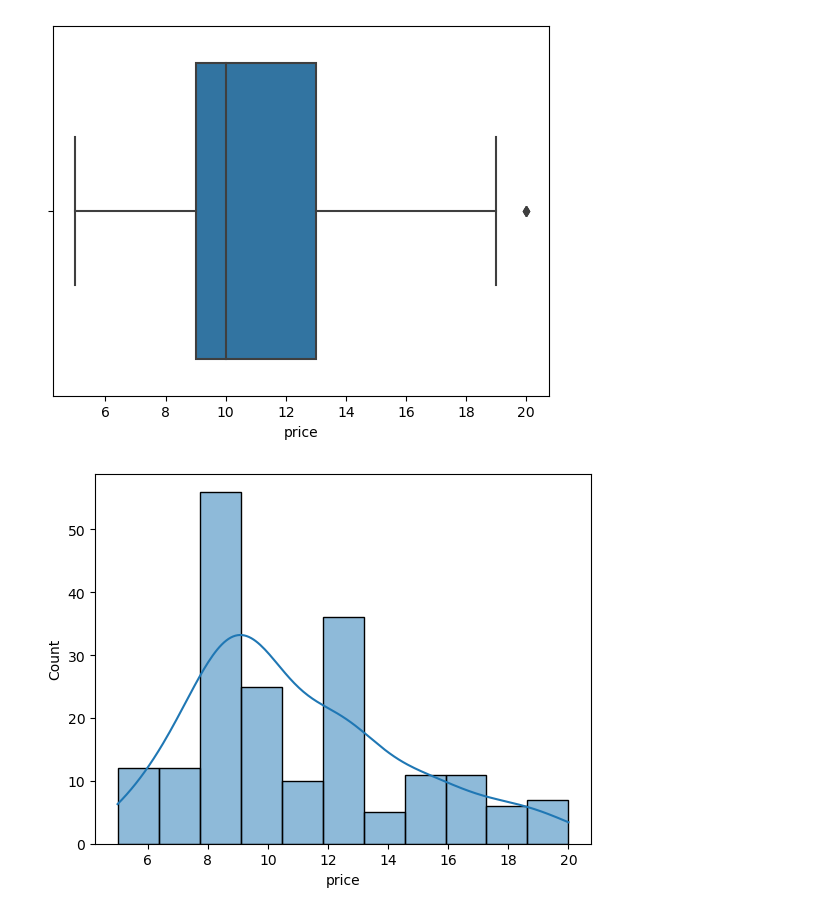
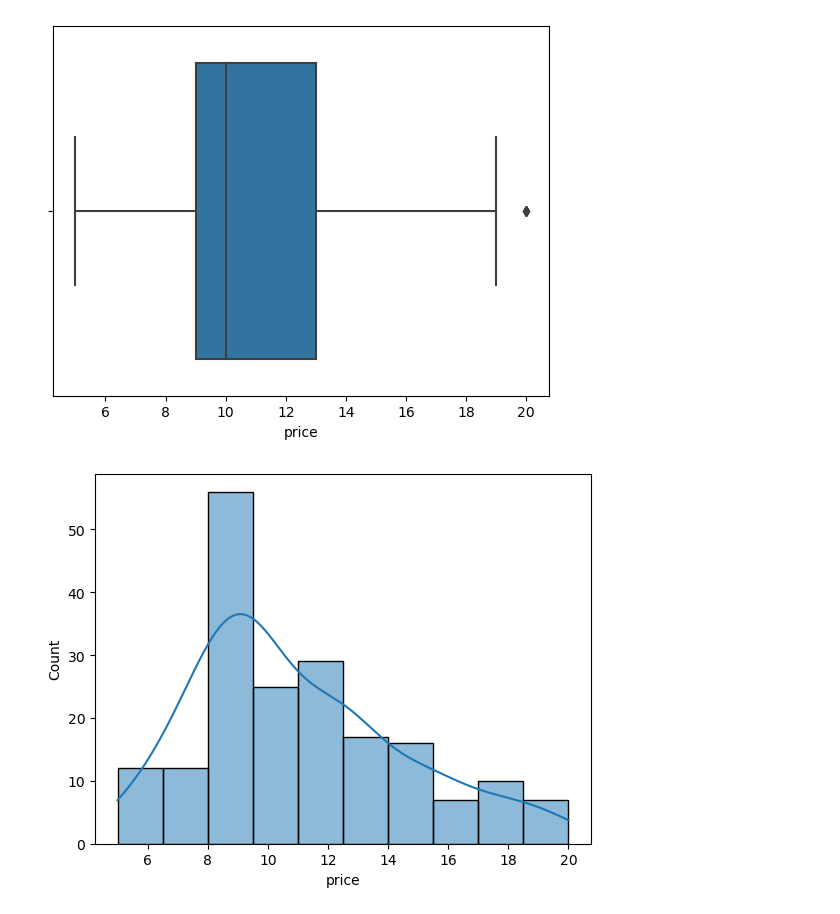
Before and after one commit to MaxLopezSalgado/wine_quality, a Jupyter notebook: wine_price_predictor.ipynb, the cells around one changed output. Cells and saved outputs as stored; diff of their text form; code cells hidden in the pictures.

```diff
--- a/wine_price_predictor.ipynb
+++ b/wine_price_predictor.ipynb
@@ -230,11 +230,11 @@ plt.show()
 [figure]
 # %%
 # histogram
-sns.histplot(x=price_PT_VV_df['price'], kde=True)
+sns.histplot(x=price_PT_VV_df['price'], kde=True, bins=10)
 
 # order the price values in ascending order
 price_PT_VV_df = price_PT_VV_df.sort_values(by='price', ascending=True)
 
 plt.show()
 # %% [output]
-[figure, old version]
+[figure, new version]
```
Also changed, not shown: parts of 4 cells of this notebook.
